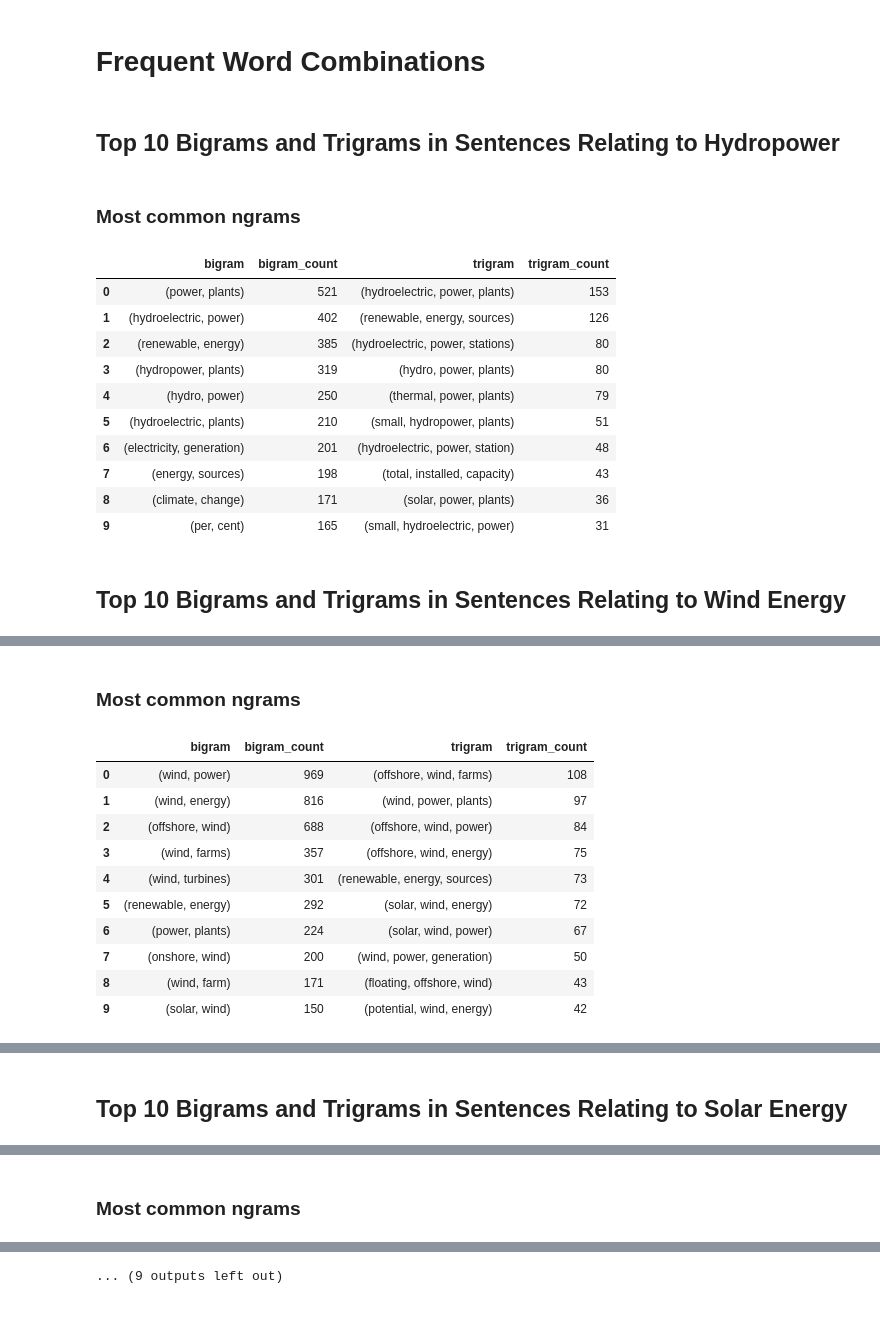
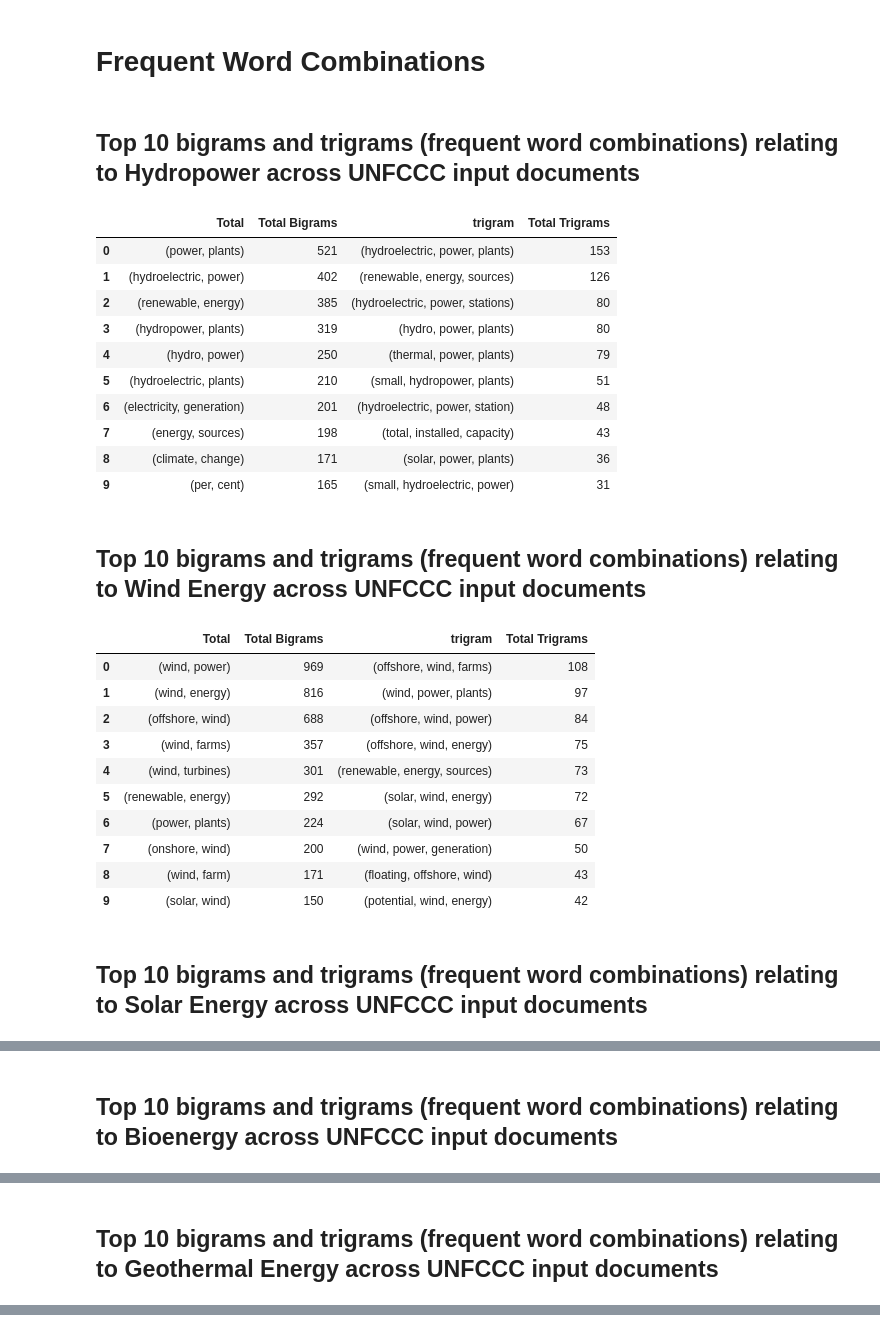
Before and after one commit to climatepolicyradar/global-stocktake, a Jupyter notebook: notebooks/simple_disaggregated_concept.ipynb, the cells around one changed output, grey strips where cells are left out. Drawn from its saved outputs; the diff is of its cells as text; code cells hidden in the pictures.

```diff
--- a/notebooks/simple_disaggregated_concept.ipynb
+++ b/notebooks/simple_disaggregated_concept.ipynb
@@ -173,6 +229,10 @@ def create_docs_table(df_concepts):
 #     how="left",
 # )
 
+df_worldbank = gpd.read_file(gpd.datasets.get_path("naturalearth_lowres"))
+df_eco = pd.DataFrame(economy.list())
+df_concepts_processed = preprocess_concept_df(df_concepts, df_worldbank, df_eco)
+
 df_documents = (
     df_concepts_processed.groupby(["Concept", "category"])["document_id"]
     .nunique()
@@ -205,5 +264,6 @@ df_authors.columns.name = None
 df_worldbank = df_worldbank.rename(columns={'name':'country'})
 # %%
+df_concepts_processed_party = df_concepts_processed[df_concepts_processed['category'] == 'Party']
 df_concepts_geoplot = df_concepts_processed.groupby('iso_a3').agg(
     **{'Number of mentions': ('iso_a3', 'count')},
     Concept=('Concept', lambda x: x[x.first_valid_index()] if x.first_valid_index() else None),
@@ -212,7 +272,8 @@ df_concepts_geoplot = df_concepts_processed.groupby('iso_a3').agg(
     gdp_md_est=('gdp_md_est', 'first'),
     continent=('continent', 'first'),
     country=('country', 'first'),
-).reset_index()
+    category=('category', 'first'),
+).reset_index();
 # %%
 # world = gpd.read_file(gpd.datasets.get_path("naturalearth_lowres"))
 # merged = world.set_index("iso_a3").join(dd.set_index("country_code"), how="inner")
@@ -269,7 +330,7 @@ def create_choropleth_map(merged, concept):
         .encode(
             color=alt.Color(
                 "binary:N",
-                scale=alt.Scale(domain=[f"Parties that mention {concept}", f"Parties that do not mention {concept}"], range=["lightblue", "grey"]),
+                scale=alt.Scale(domain=[f"Parties that mention {concept}", f"Parties that do not mention {concept}"], range=["darkblue", "lightgrey"]),
                 legend=alt.Legend(title="Mentioned"),
             ),
             tooltip=["country:N", "pop_est:N", "gdp_md_est:N", "continent:N", "Number of mentions:Q"],
@@ -660,48 +670,58 @@ concepts = df_spans.type.unique()
 # Set the number of top bigrams and trigrams to display
 num_top_ngrams = 10
 
 for conc in concepts:
     display(
         Markdown(
-            f"## Top {num_top_ngrams} Bigrams and Trigrams in Sentences Relating to {conc.title().replace('_',' ')}\n"
+            f"## Top {num_top_ngrams} bigrams and trigrams (frequent word combinations) relating to {conc.title().replace('_',' ')} across UNFCCC input documents\n"
         )
     )
 
     # Extract bigrams and trigrams for the given concept
     bigrams_freq = extract_ngrams(df_spans, conc, n=2, text_col="processed_sentence")
     trigrams_freq = extract_ngrams(df_spans, conc, n=3, text_col="processed_sentence")
 
     # create a single DataFrame with the bigrams and trigrams
     ngrams_df = pd.DataFrame(
-        bigrams_freq.most_common(num_top_ngrams), columns=["bigram", "bigram_count"]
+        bigrams_freq.most_common(num_top_ngrams), columns=["Total", "Total Bigrams"]
     )
     ngrams_df["trigram"] = [
         trigram for trigram, _ in trigrams_freq.most_common(num_top_ngrams)
     ]
-    ngrams_df["trigram_count"] = [
+    ngrams_df["Total Trigrams"] = [
         count for _, count in trigrams_freq.most_common(num_top_ngrams)
     ]
 
     # # Create DataFrames for bigrams and trigrams
     # bigrams_df = pd.DataFrame(bigrams_freq.most_common(num_top_ngrams), columns=['Bigrams', 'Frequency'])
     # trigrams_df = pd.DataFrame(trigrams_freq.most_common(num_top_ngrams), columns=['Trigrams', 'Frequency'])
 
-    display(Markdown(f"### Most common ngrams\n"))
     display(ngrams_df)
     # display(Markdown(f"### Trigrams\n"))
     # display(trigrams_df)
 # %% [output]
-## Top 10 Bigrams and Trigrams in Sentences Relating to Hydropower
+## Top 10 bigrams and trigrams (frequent word combinations) relating to Hydropower across UNFCCC input documents
+|  | Total | Total Bigrams | trigram | Total Trigrams |
+| 0 | (power, plants) | 521 | (hydroelectric, power, plants) | 153 |
+| 1 | (hydroelectric, power) | 402 | (renewable, energy, sources) | 126 |
+| 2 | (renewable, energy) | 385 | (hydroelectric, power, stations) | 80 |
+| 3 | (hydropower, plants) | 319 | (hydro, power, plants) | 80 |
+| 4 | (hydro, power) | 250 | (thermal, power, plants) | 79 |
+| 5 | (hydroelectric, plants) | 210 | (small, hydropower, plants) | 51 |
+| 6 | (electricity, generation) | 201 | (hydroelectric, power, station) | 48 |
+| 7 | (energy, sources) | 198 | (total, installed, capacity) | 43 |
+| 8 | (climate, change) | 171 | (solar, power, plants) | 36 |
+| 9 | (per, cent) | 165 | (small, hydroelectric, power) | 31 |
-### Most common ngrams
+## Top 10 bigrams and trigrams (frequent word combinations) relating to Wind Energy across UNFCCC input documents
-|  | bigram | bigram_count | trigram | trigram_count |
-| 0 | (power, plants) | 521 | (hydroelectric, power, plants) | 153 |
-| 1 | (hydroelectric, power) | 402 | (renewable, energy, sources) | 126 |
-| 2 | (renewable, energy) | 385 | (hydroelectric, power, stations) | 80 |
-| 3 | (hydropower, plants) | 319 | (hydro, power, plants) | 80 |
-| 4 | (hydro, power) | 250 | (thermal, power, plants) | 79 |
-| 5 | (hydroelectric, plants) | 210 | (small, hydropower, plants) | 51 |
-| 6 | (electricity, generation) | 201 | (hydroelectric, power, station) | 48 |
-| 7 | (energy, sources) | 198 | (total, installed, capacity) | 43 |
-| 8 | (climate, change) | 171 | (solar, power, plants) | 36 |
-| 9 | (per, cent) | 165 | (small, hydroelectric, power) | 31 |
+|  | Total | Total Bigrams | trigram | Total Trigrams |
+| 0 | (wind, power) | 969 | (offshore, wind, farms) | 108 |
+| 1 | (wind, energy) | 816 | (wind, power, plants) | 97 |
+| 2 | (offshore, wind) | 688 | (offshore, wind, power) | 84 |
+| 3 | (wind, farms) | 357 | (offshore, wind, energy) | 75 |
+| 4 | (wind, turbines) | 301 | (renewable, energy, sources) | 73 |
+| 5 | (renewable, energy) | 292 | (solar, wind, energy) | 72 |
+| 6 | (power, plants) | 224 | (solar, wind, power) | 67 |
+| 7 | (onshore, wind) | 200 | (wind, power, generation) | 50 |
+| 8 | (wind, farm) | 171 | (floating, offshore, wind) | 43 |
+| 9 | (solar, wind) | 150 | (potential, wind, energy) | 42 |
-## Top 10 Bigrams and Trigrams in Sentences Relating to Wind Energy
+## Top 10 bigrams and trigrams (frequent word combinations) relating to Solar Energy across UNFCCC input documents
@@ -708,12 +739 @@ for conc in concepts:
-### Most common ngrams
+## Top 10 bigrams and trigrams (frequent word combinations) relating to Bioenergy across UNFCCC input documents
-|  | bigram | bigram_count | trigram | trigram_count |
-| 0 | (wind, power) | 969 | (offshore, wind, farms) | 108 |
-| 1 | (wind, energy) | 816 | (wind, power, plants) | 97 |
-| 2 | (offshore, wind) | 688 | (offshore, wind, power) | 84 |
-| 3 | (wind, farms) | 357 | (offshore, wind, energy) | 75 |
-| 4 | (wind, turbines) | 301 | (renewable, energy, sources) | 73 |
-| 5 | (renewable, energy) | 292 | (solar, wind, energy) | 72 |
-| 6 | (power, plants) | 224 | (solar, wind, power) | 67 |
-| 7 | (onshore, wind) | 200 | (wind, power, generation) | 50 |
-| 8 | (wind, farm) | 171 | (floating, offshore, wind) | 43 |
-| 9 | (solar, wind) | 150 | (potential, wind, energy) | 42 |
@@ -720 +751 @@ for conc in concepts:
-## Top 10 Bigrams and Trigrams in Sentences Relating to Solar Energy
+## Top 10 bigrams and trigrams (frequent word combinations) relating to Geothermal Energy across UNFCCC input documents
@@ -734 +775,0 @@ for conc in concepts:
-### Most common ngrams
@@ -746 +775,0 @@ for conc in concepts:
-... (9 outputs left out)
```
Also changed, not shown: parts of 29 cells of this notebook, 5 other files.
